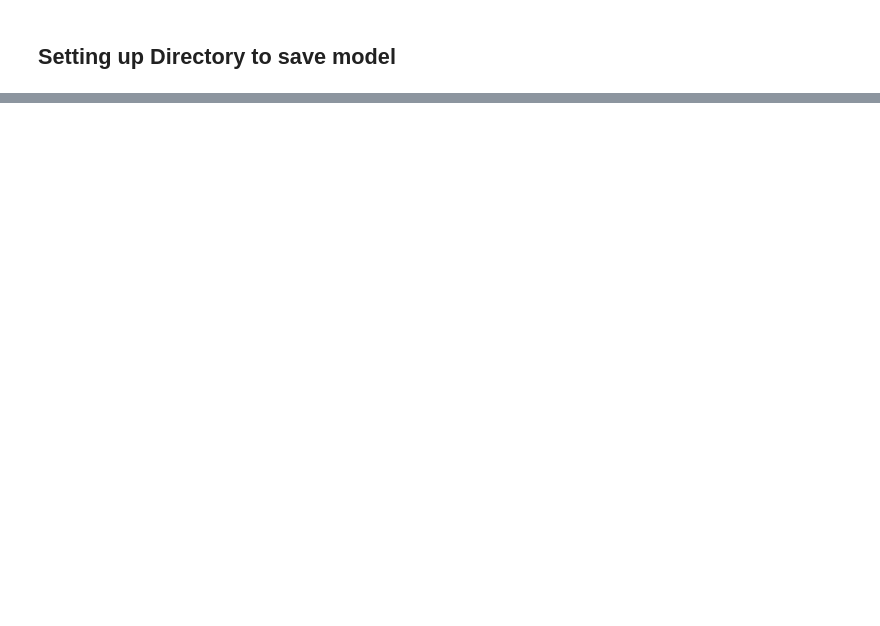
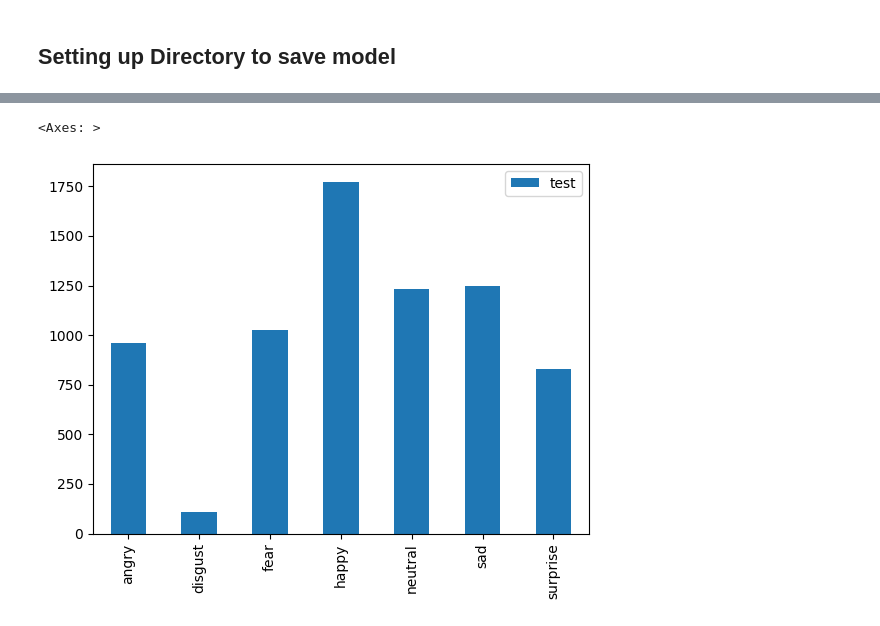
Before and after one commit to aijulhussain/MyDLProjects, a Jupyter notebook: Emotion Detection/Emotions_detection.ipynb, the cells around one changed output, grey strips where cells are left out. Cells and saved outputs as stored; diff of their text form; code cells hidden in the pictures; blank space fills up the shorter version.

```diff
--- a/Emotion Detection/Emotions_detection.ipynb
+++ b/Emotion Detection/Emotions_detection.ipynb
@@ -85,0 +156,5 @@ Project directory structure created at" /content/FER_2013_Emotion_Detection
+# %%
+test_count.transpose().plot(kind = 'bar')
+# %% [output]
+<Axes: >
+[figure, added]
```
Also changed, not shown: parts of 24 cells of this notebook.
